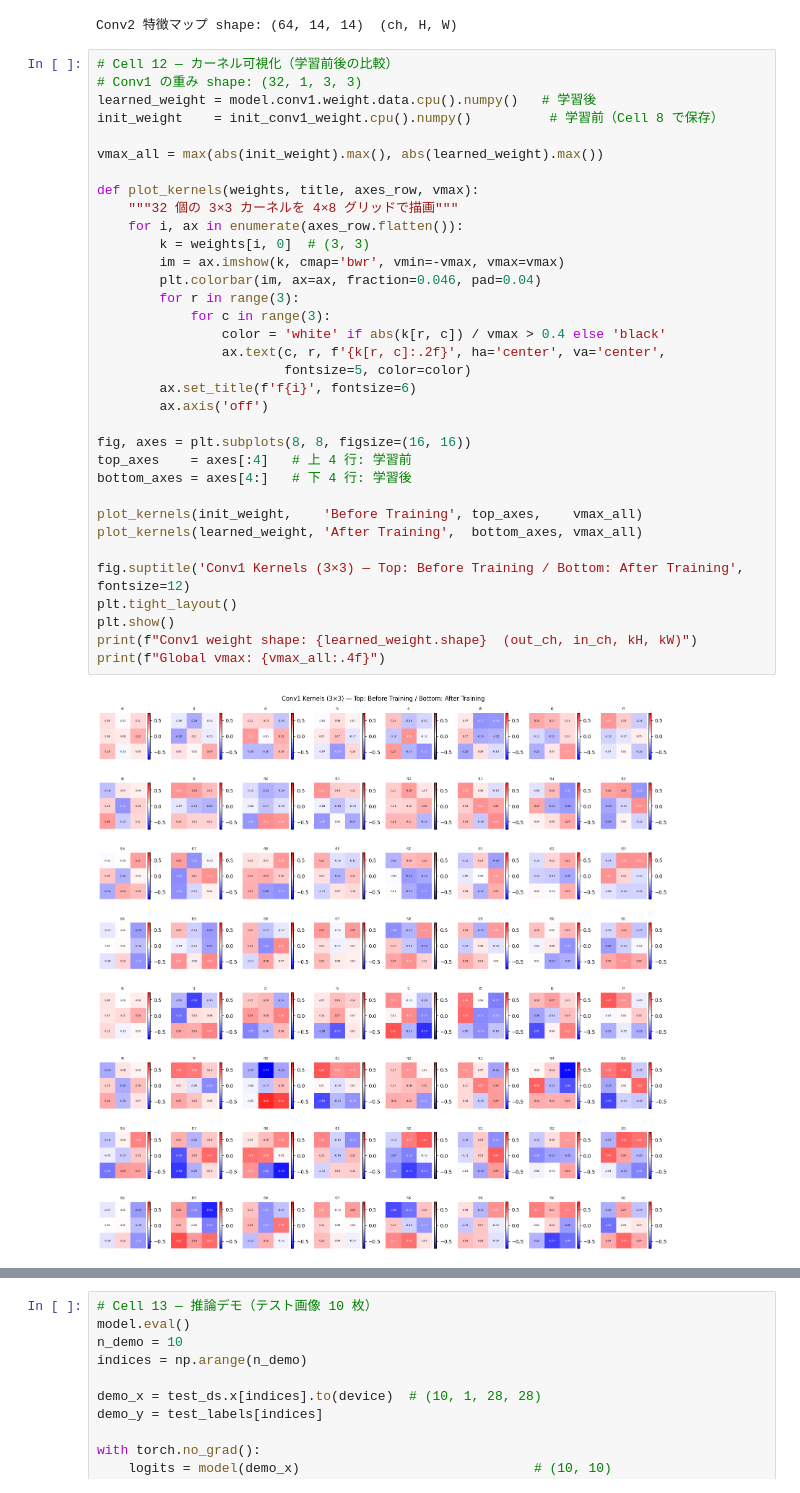
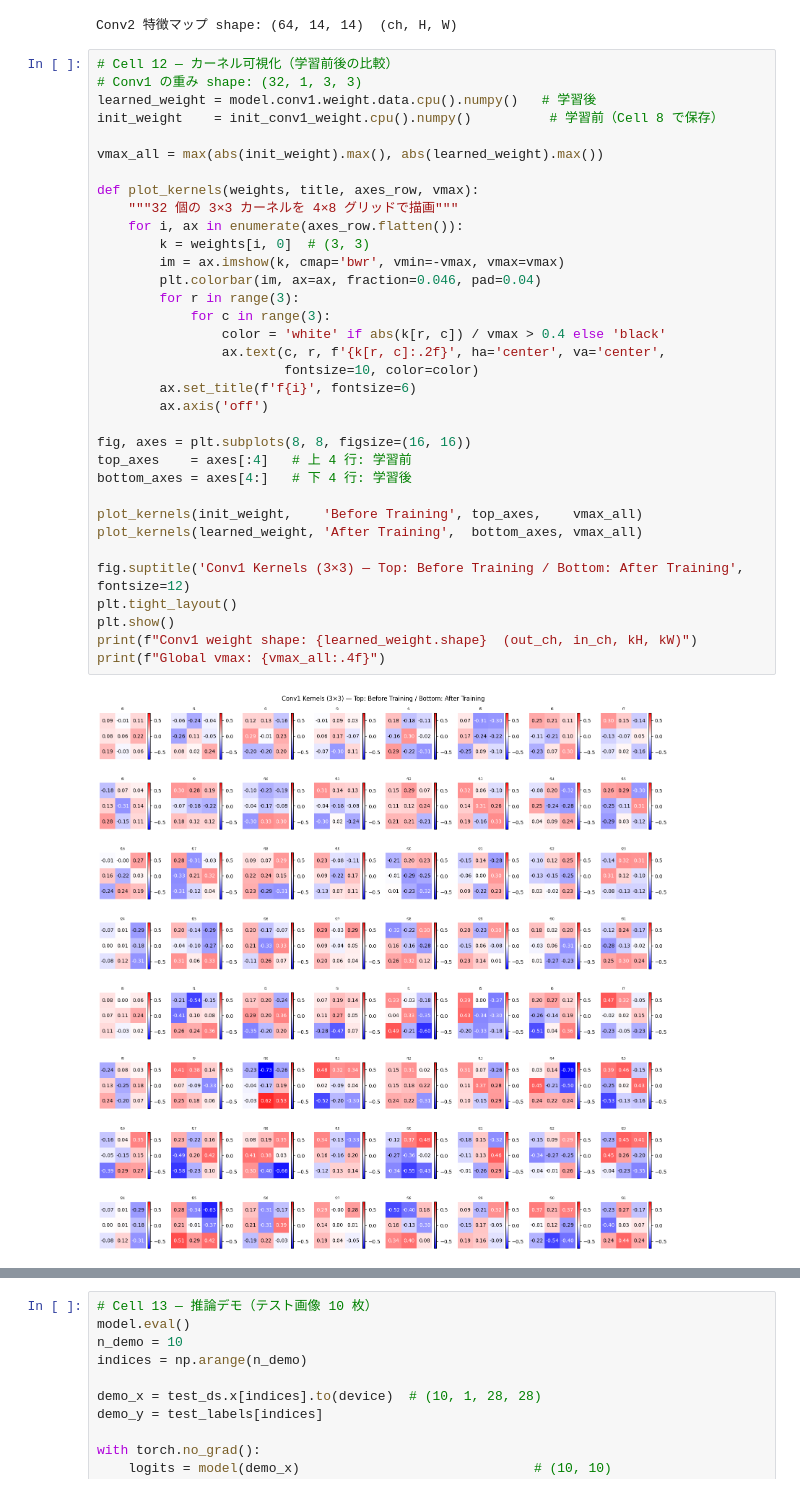
Before and after one commit to kyoropppp/2606_demo_studying, a Jupyter notebook: notebooks/04_mnist_cnn.ipynb, the cells around one changed output, grey strips where cells are left out. Drawn from its saved outputs; the diff is of its cells as text.

```diff
--- a/notebooks/04_mnist_cnn.ipynb
+++ b/notebooks/04_mnist_cnn.ipynb
@@ -363,35 +363,35 @@ learned_weight = model.conv1.weight.data.cpu().numpy()   # 学習後
 init_weight    = init_conv1_weight.cpu().numpy()          # 学習前（Cell 8 で保存）
 
 vmax_all = max(abs(init_weight).max(), abs(learned_weight).max())
 
 def plot_kernels(weights, title, axes_row, vmax):
     """32 個の 3×3 カーネルを 4×8 グリッドで描画"""
     for i, ax in enumerate(axes_row.flatten()):
         k = weights[i, 0]  # (3, 3)
         im = ax.imshow(k, cmap='bwr', vmin=-vmax, vmax=vmax)
         plt.colorbar(im, ax=ax, fraction=0.046, pad=0.04)
         for r in range(3):
             for c in range(3):
                 color = 'white' if abs(k[r, c]) / vmax > 0.4 else 'black'
                 ax.text(c, r, f'{k[r, c]:.2f}', ha='center', va='center',
-                        fontsize=5, color=color)
+                        fontsize=10, color=color)
         ax.set_title(f'f{i}', fontsize=6)
         ax.axis('off')
 
 fig, axes = plt.subplots(8, 8, figsize=(16, 16))
 top_axes    = axes[:4]   # 上 4 行: 学習前
 bottom_axes = axes[4:]   # 下 4 行: 学習後
 
 plot_kernels(init_weight,    'Before Training', top_axes,    vmax_all)
 plot_kernels(learned_weight, 'After Training',  bottom_axes, vmax_all)
 
 fig.suptitle('Conv1 Kernels (3×3) — Top: Before Training / Bottom: After Training', fontsize=12)
 plt.tight_layout()
 plt.show()
 print(f"Conv1 weight shape: {learned_weight.shape}  (out_ch, in_ch, kH, kW)")
 print(f"Global vmax: {vmax_all:.4f}")
 # %% [output]
-[figure, old version]
+[figure, new version]
 Conv1 weight shape: (32, 1, 3, 3)  (out_ch, in_ch, kH, kW)
 Global vmax: 0.7312
 # %%
```
Also changed, not shown: 3 other files.
